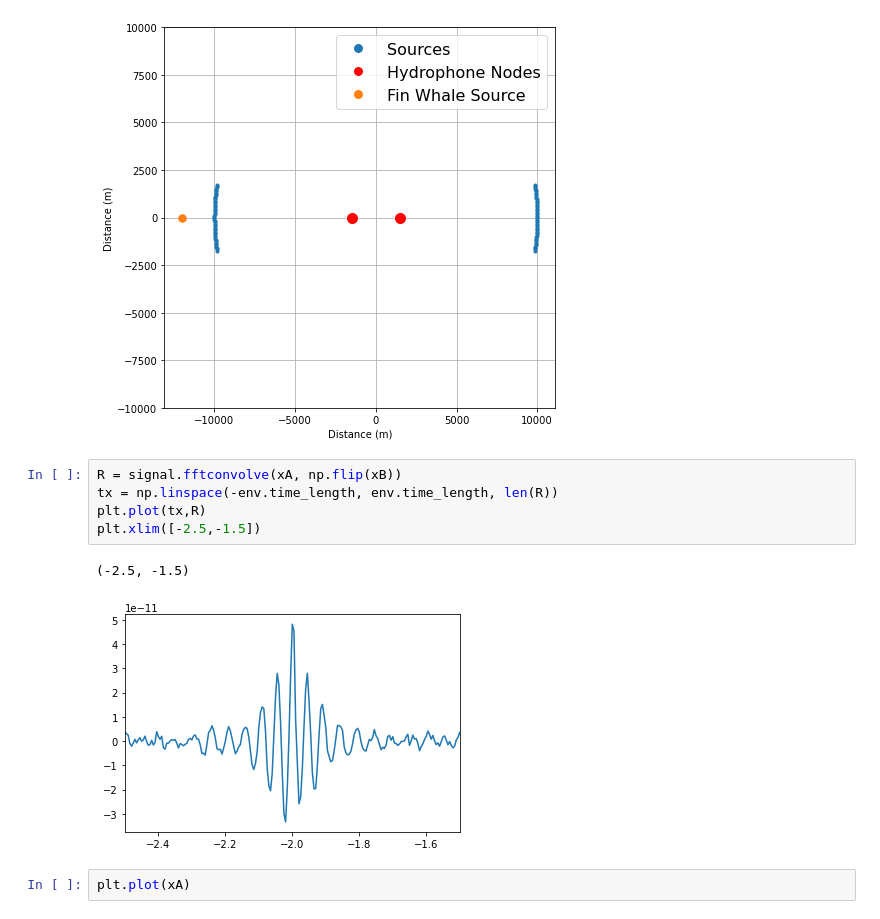
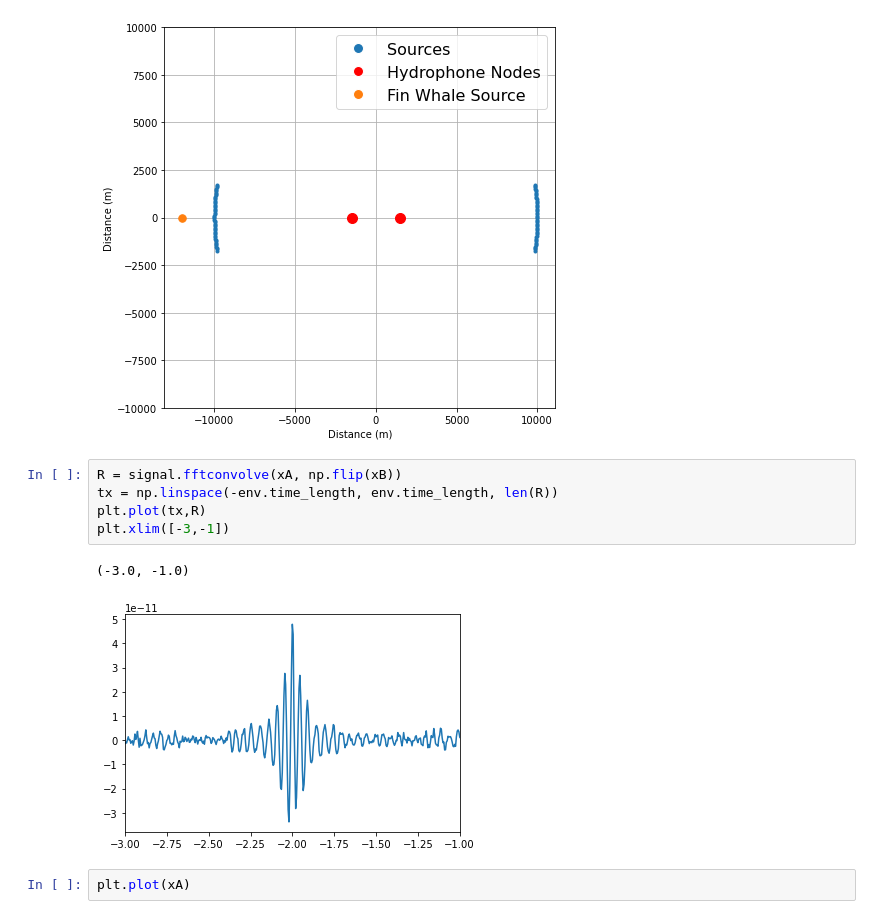
Before and after one commit to John-Ragland/NI_simulation, a Jupyter notebook: scripts/20Hz_noise.ipynb, the cells around one changed output. Drawn from its saved outputs; the diff is of its cells as text.

```diff
--- a/scripts/20Hz_noise.ipynb
+++ b/scripts/20Hz_noise.ipynb
@@ -127,11 +124,11 @@ plt.ylim([-10000, 10000])
 # %%
 R = signal.fftconvolve(xA, np.flip(xB))
 tx = np.linspace(-env.time_length, env.time_length, len(R))
 plt.plot(tx,R)
-plt.xlim([-2.5,-1.5])
+plt.xlim([-3,-1])
 # %% [output]
-(-2.5, -1.5)
+(-3.0, -1.0)
-[figure, old version]
+[figure, new version]
 # %%
 plt.plot(xA)
 # %% [output]
```
Also changed, not shown: parts of 2 cells of this notebook, 2 other files.
